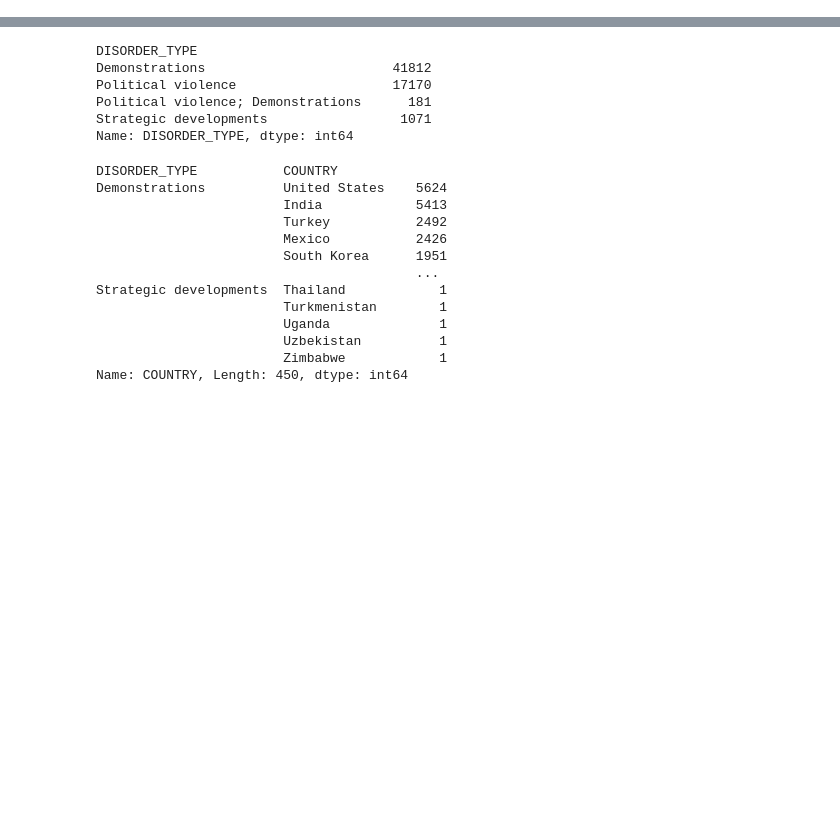
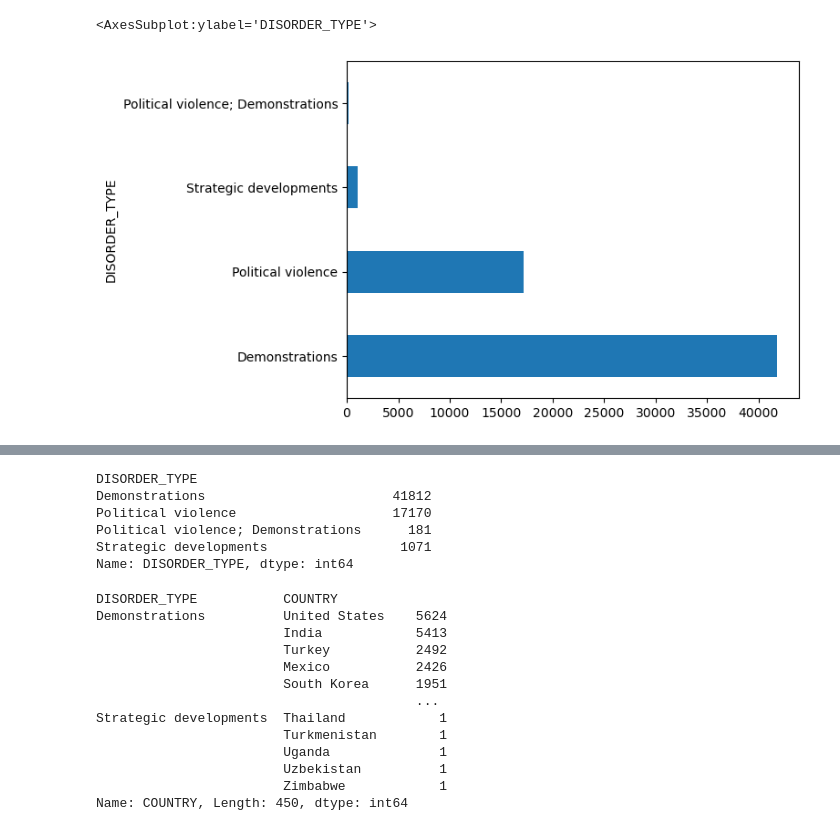
Before and after one commit to melissaprax/equality-data, a Jupyter notebook: analysis.ipynb, the cells around one changed output, grey strips where cells are left out. Cells and saved outputs as stored; diff of their text form; code cells hidden in the pictures; blank space fills up the shorter version.

Commit message:
updates to notebook on groupby and merging population with disorder type data

```diff
--- a/analysis.ipynb
+++ b/analysis.ipynb
@@ -17,3 +17,9 @@ import seaborn as sns
 
 #import csv file
 csv_path = "data/gender_Jun16.csv"
+# %%
+df1 = pd.read_csv('./data/Cleaned_genderinequalityUN.csv')
+
+df2 = pd.read_csv('./data/gender_Jun16.csv')
+
+df3 = pd.read_csv('./data/worldbankpopulation.csv')
@@ -19,0 +57,5 @@ csv_path = "data/gender_Jun16.csv"
+# %%
+# read in CSV renamed_countries
+renamed_countries = pd.read_csv('./data/renamed_countries.csv')
+
+renamed_countries.head(10)
@@ -19,0 +100,5 @@ csv_path = "data/gender_Jun16.csv"
+# %%
+df2['COUNTRY'] = df2.COUNTRY.str.lower().str.strip()
+
+#rename country column
+df2.rename(columns={'COUNTRY':'country'}, inplace=True)
@@ -19,0 +143,2 @@ csv_path = "data/gender_Jun16.csv"
+# %%
+country_join_df2 = pd.merge(df2, renamed_countries, how="left", on=["country"],indicator=True)
@@ -19,0 +178,7 @@ csv_path = "data/gender_Jun16.csv"
+# %%
+#plotting demonstrations data
+
+country_join_df2['DISORDER_TYPE'].value_counts().plot(kind = "barh")
+# %% [output]
+<AxesSubplot:ylabel='DISORDER_TYPE'>
+[figure, added]
```
Also changed, not shown: parts of 37 cells of this notebook, 3 other files.
